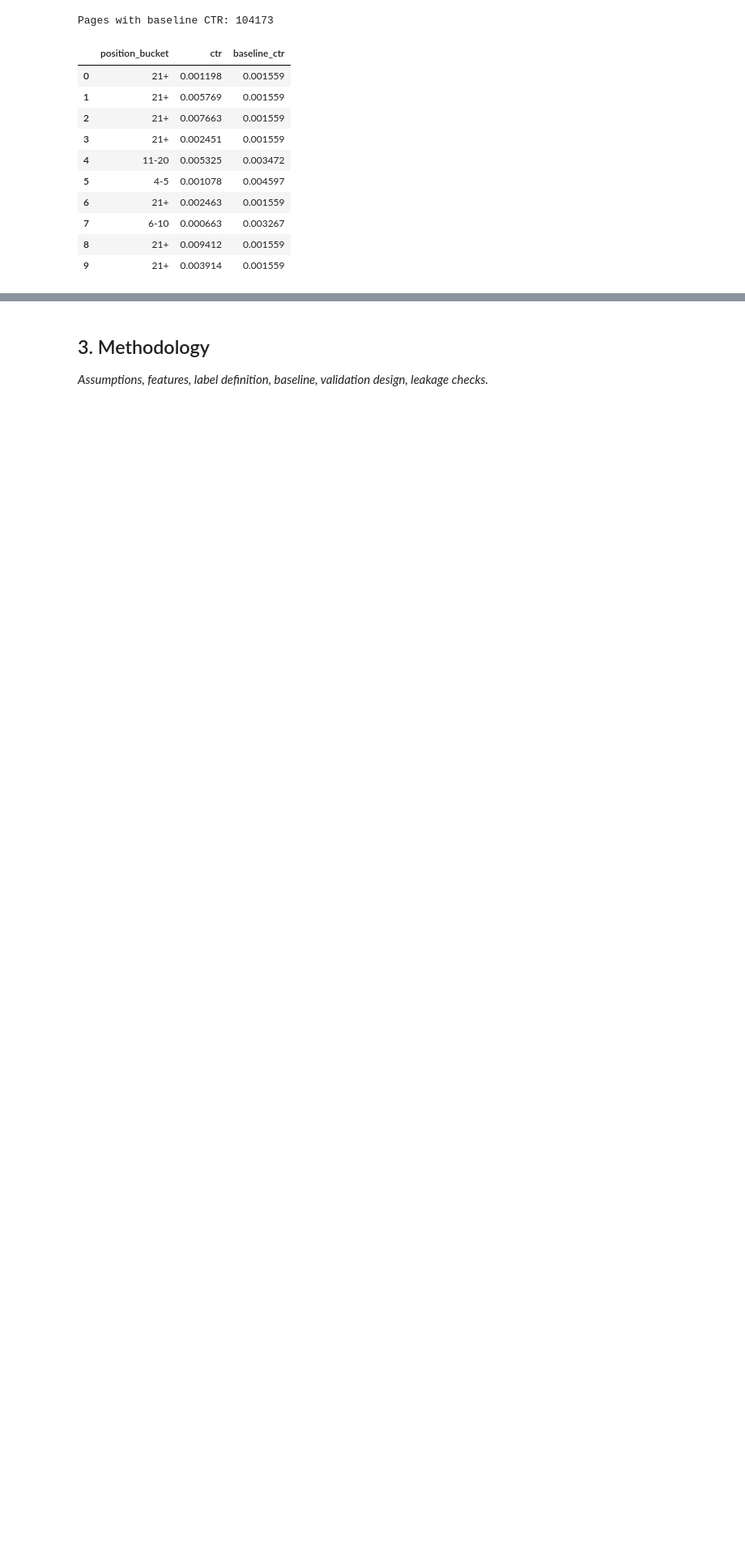
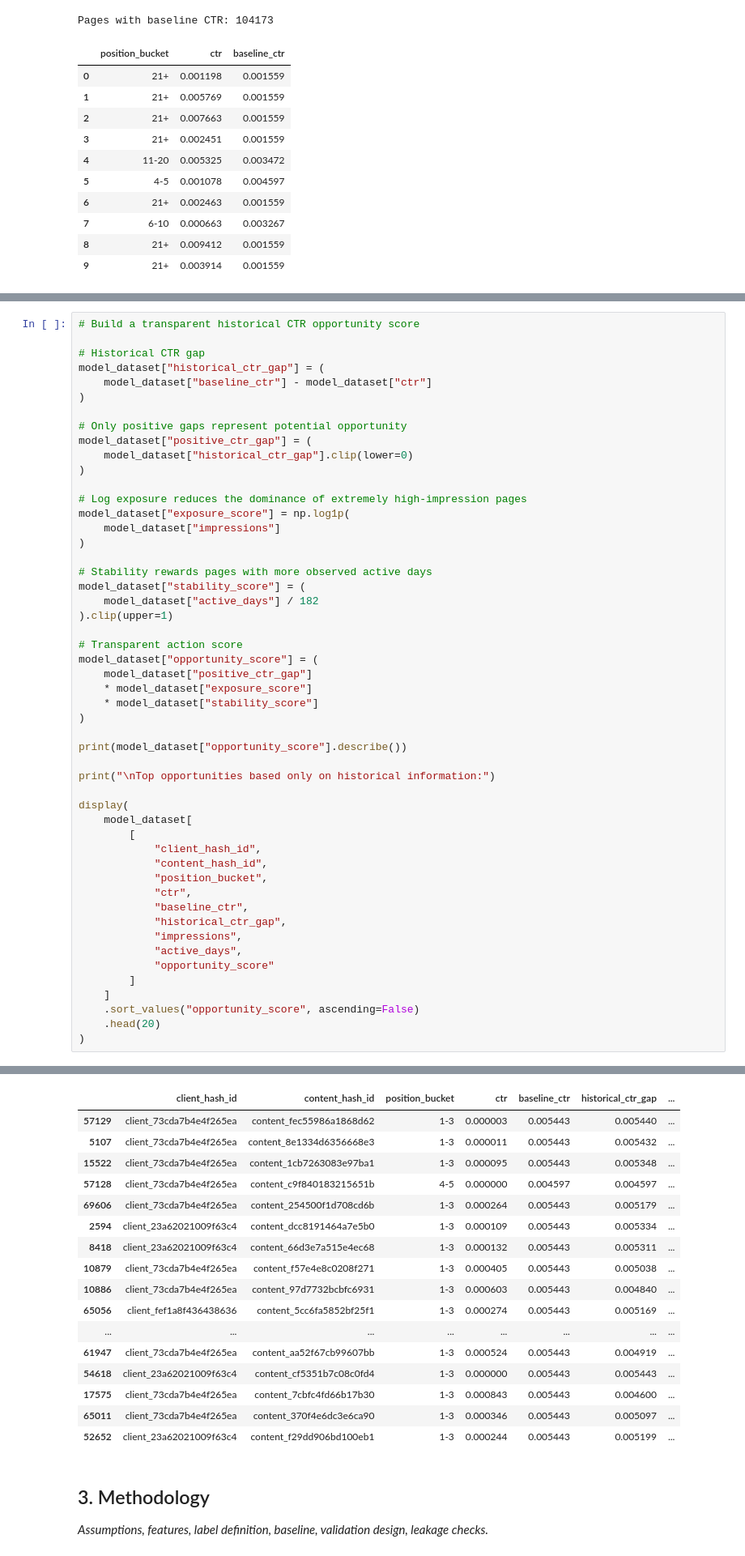
Before and after one commit to abiodunadesesan/FlyRank-ml-Internship-, a Jupyter notebook: work/notebooks/capstone.ipynb, the cells around one changed output, grey strips where cells are left out. Shown at 81% size. Drawn from its saved outputs; the diff is of its cells as text; blank space fills up the shorter version.

```diff
--- a/work/notebooks/capstone.ipynb
+++ b/work/notebooks/capstone.ipynb
@@ -427,0 +730,52 @@ Pages with baseline CTR: 104173
+# %%
+# Build a transparent historical CTR opportunity score
+
+# Historical CTR gap
+model_dataset["historical_ctr_gap"] = (
+    model_dataset["baseline_ctr"] - model_dataset["ctr"]
+)
+
+# Only positive gaps represent potential opportunity
+model_dataset["positive_ctr_gap"] = (
+    model_dataset["historical_ctr_gap"].clip(lower=0)
+)
+
+# Log exposure reduces the dominance of extremely high-impression pages
+model_dataset["exposure_score"] = np.log1p(
+    model_dataset["impressions"]
+)
+
+# Stability rewards pages with more observed active days
+model_dataset["stability_score"] = (
+    model_dataset["active_days"] / 182
+).clip(upper=1)
+
+# Transparent action score
+model_dataset["opportunity_score"] = (
+    model_dataset["positive_ctr_gap"]
+    * model_dataset["exposure_score"]
+    * model_dataset["stability_score"]
+)
+
+print(model_dataset["opportunity_score"].describe())
+
+print("\nTop opportunities based only on historical information:")
+
+display(
+    model_dataset[
+        [
+            "client_hash_id",
+            "content_hash_id",
+            "position_bucket",
+            "ctr",
+            "baseline_ctr",
+            "historical_ctr_gap",
+            "impressions",
+            "active_days",
+            "opportunity_score"
+        ]
+    ]
+    .sort_values("opportunity_score", ascending=False)
+    .head(20)
+)
+# %% [output]
@@ -428,3 +793,20 @@ Pages with baseline CTR: 104173
+|  | client_hash_id | content_hash_id | position_bucket | ctr | baseline_ctr | historical_ctr_gap | ... |
+| 57129 | client_73cda7b4e4f265ea | content_fec55986a1868d62 | 1-3 | 0.000003 | 0.005443 | 0.005440 | ... |
+| 5107 | client_73cda7b4e4f265ea | content_8e1334d6356668e3 | 1-3 | 0.000011 | 0.005443 | 0.005432 | ... |
+| 15522 | client_73cda7b4e4f265ea | content_1cb7263083e97ba1 | 1-3 | 0.000095 | 0.005443 | 0.005348 | ... |
+| 57128 | client_73cda7b4e4f265ea | content_c9f840183215651b | 4-5 | 0.000000 | 0.004597 | 0.004597 | ... |
+| 69606 | client_73cda7b4e4f265ea | content_254500f1d708cd6b | 1-3 | 0.000264 | 0.005443 | 0.005179 | ... |
+| 2594 | client_23a62021009f63c4 | content_dcc8191464a7e5b0 | 1-3 | 0.000109 | 0.005443 | 0.005334 | ... |
+| 8418 | client_23a62021009f63c4 | content_66d3e7a515e4ec68 | 1-3 | 0.000132 | 0.005443 | 0.005311 | ... |
+| 10879 | client_73cda7b4e4f265ea | content_f57e4e8c0208f271 | 1-3 | 0.000405 | 0.005443 | 0.005038 | ... |
+| 10886 | client_73cda7b4e4f265ea | content_97d7732bcbfc6931 | 1-3 | 0.000603 | 0.005443 | 0.004840 | ... |
+| 65056 | client_fef1a8f436438636 | content_5cc6fa5852bf25f1 | 1-3 | 0.000274 | 0.005443 | 0.005169 | ... |
+| ... | ... | ... | ... | ... | ... | ... | ... |
+| 61947 | client_73cda7b4e4f265ea | content_aa52f67cb99607bb | 1-3 | 0.000524 | 0.005443 | 0.004919 | ... |
+| 54618 | client_23a62021009f63c4 | content_cf5351b7c08c0fd4 | 1-3 | 0.000000 | 0.005443 | 0.005443 | ... |
+| 17575 | client_73cda7b4e4f265ea | content_7cbfc4fd66b17b30 | 1-3 | 0.000843 | 0.005443 | 0.004600 | ... |
+| 65011 | client_73cda7b4e4f265ea | content_370f4e6dc3e6ca90 | 1-3 | 0.000346 | 0.005443 | 0.005097 | ... |
+| 52652 | client_23a62021009f63c4 | content_f29dd906bd100eb1 | 1-3 | 0.000244 | 0.005443 | 0.005199 | ... |
 # %% [markdown]
 ## 3. Methodology
 
```
Also changed, not shown: parts of 4 cells of this notebook.
